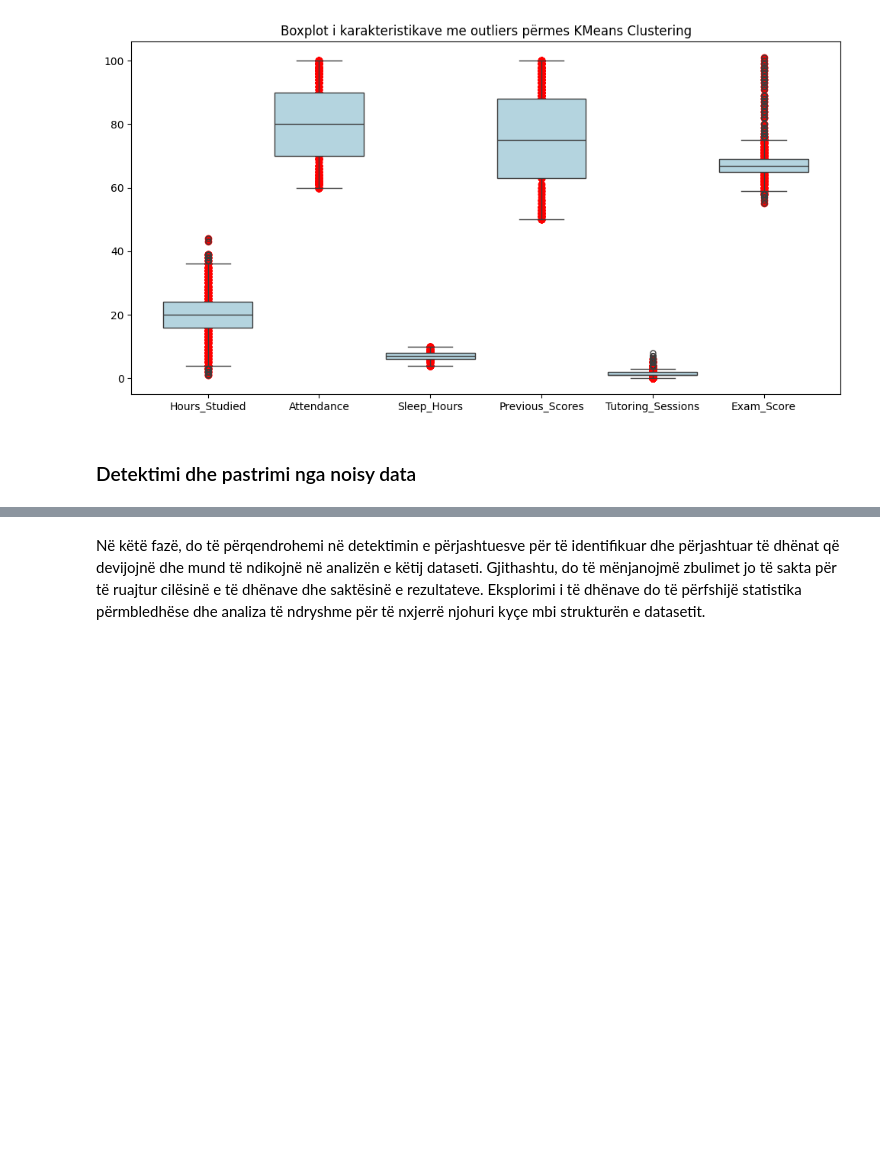
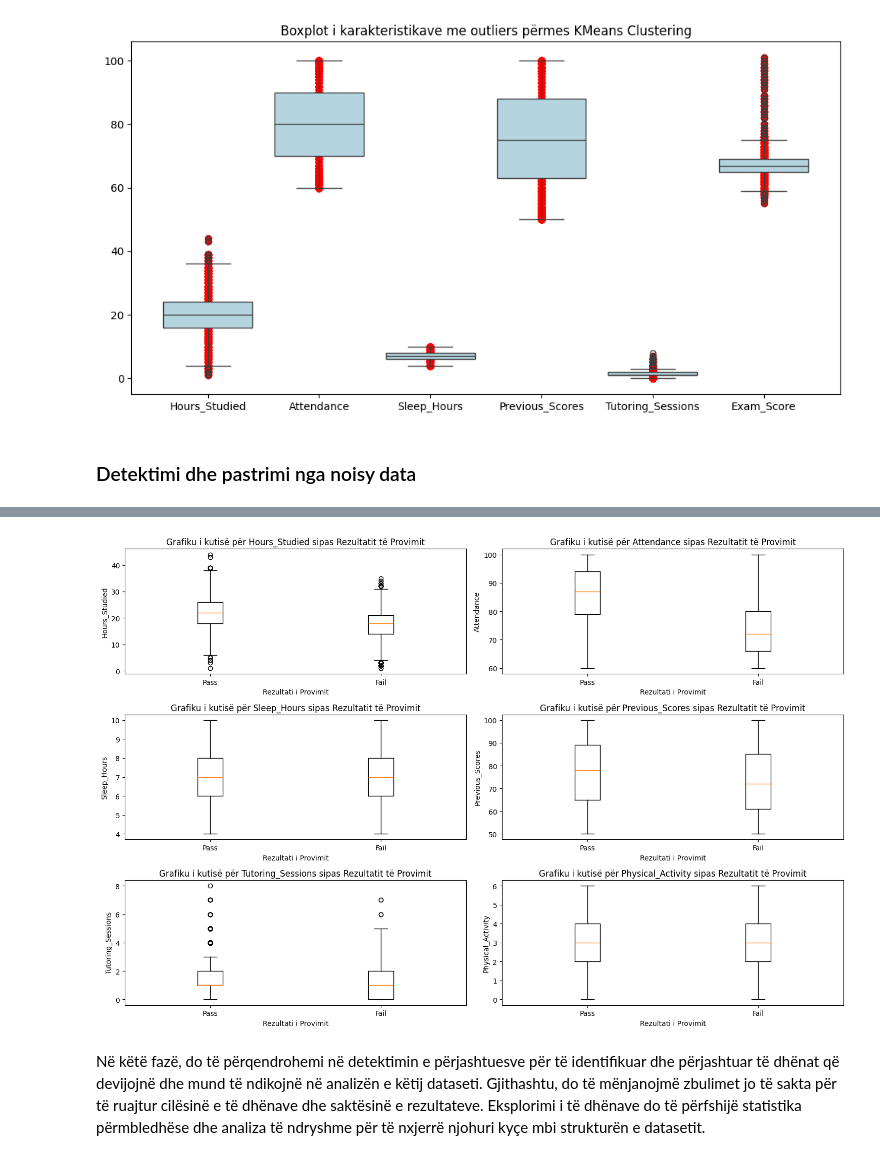
Before and after one commit to enis-halilaj/pvdh-projekti-msc, a Jupyter notebook: data-preprocessing/main.ipynb, the cells around one changed output, grey strips where cells are left out. Saved outputs shown, nothing was run; the diff lists cells and outputs as text; code cells hidden in the pictures; blank space fills up the shorter version.

```diff
--- a/data-preprocessing/main.ipynb
+++ b/data-preprocessing/main.ipynb
@@ -1043,3 +1181,50 @@ display(pre_df_cleaned.head())
+# %%
+from sklearn.preprocessing import LabelEncoder
+from imblearn.over_sampling import ADASYN
+import matplotlib.pyplot as plt
+import pandas as pd
+
+# Shto kolonën Exam_Result bazuar në Exam_Score për kategorizimin kalim/dështim
+main_df['Exam_Result'] = main_df['Exam_Score'].apply(lambda x: 'Pass' if x >= 67 else 'Fail')
+
+# Përgatisni veçoritë dhe objektivin
+features = main_df.drop(['Exam_Score', 'Exam_Result'], axis=1)
+target = main_df['Exam_Result']
+
+# Kodimi i veçoritë kategorike
+categorical_features = ['Parental_Involvement', 'Access_to_Resources', 'Extracurricular_Activities',
+                        'Motivation_Level', 'Internet_Access', 'Family_Income', 'Teacher_Quality',
+                        'School_Type', 'Peer_Influence', 'Learning_Disabilities',
+                        'Parental_Education_Level', 'Distance_from_Home', 'Gender']
+for feature in categorical_features:
+    le = LabelEncoder()
+    features[feature] = le.fit_transform(features[feature])
+
+# Inicializimi ADASYN
+adasyn = ADASYN(random_state=42)
+
+# Aplikimi ADASYN
+features_balanced, target_balanced = adasyn.fit_resample(features, target)
+
+# Krijimi një DataFrame për vizualizim
+visualization_df = pd.DataFrame(features_balanced, columns=features.columns)
+visualization_df['Exam_Result'] = target_balanced
+
+# Konvertimi i veçoritë numerike për vizualizim më të mirë
+numeric_features = ['Hours_Studied', 'Attendance', 'Sleep_Hours', 'Previous_Scores', 'Tutoring_Sessions', 'Physical_Activity']
+fig, axes = plt.subplots(nrows=3, ncols=2, figsize=(15, 10))
+for ax, feature in zip(axes.flatten(), numeric_features):
+    ax.boxplot([visualization_df[feature][visualization_df['Exam_Result'] == 'Pass'],
+                visualization_df[feature][visualization_df['Exam_Result'] == 'Fail']],
+               labels=['Pass', 'Fail'])
+    ax.set_title(f'Grafiku i kutisë për {feature} sipas Rezultatit të Provimit')
+    ax.set_xlabel('Rezultati i Provimit')
+    ax.set_ylabel(feature)
+
+plt.tight_layout()
+plt.show()
+# %% [output]
+[figure, added]
 # %% [markdown]
 <style>
     p {
```
Also changed, not shown: parts of 6 cells of this notebook.
